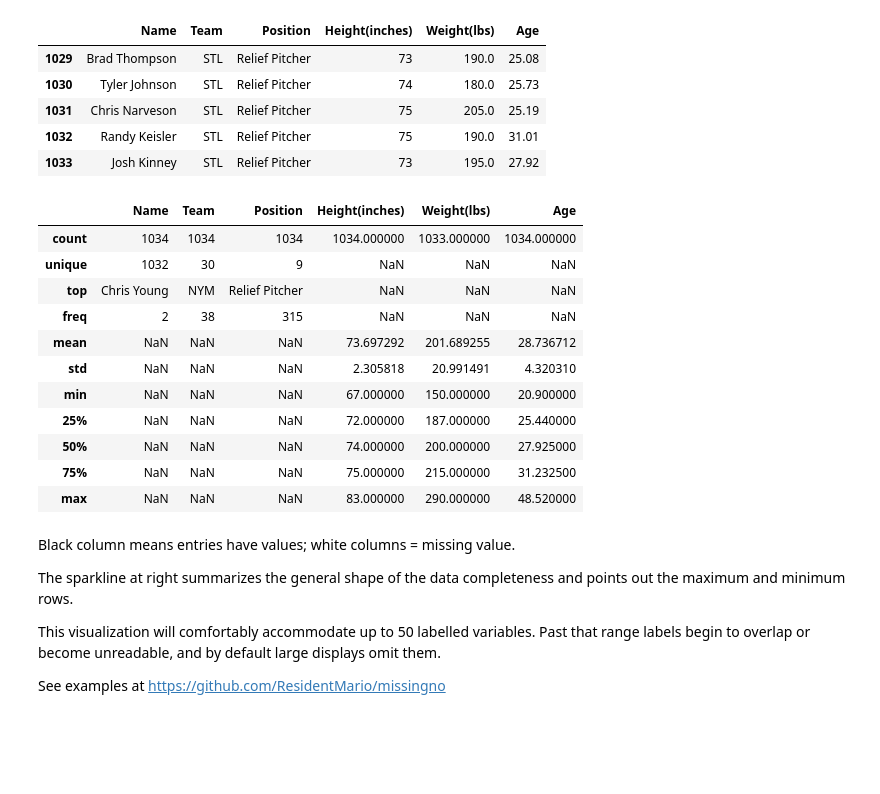
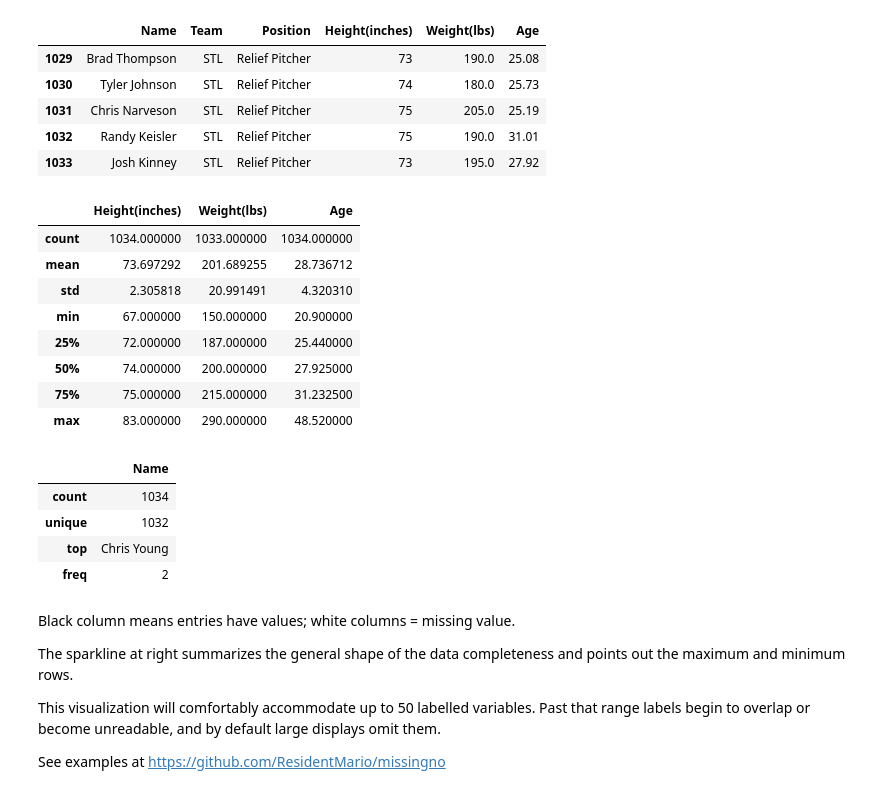
Before and after one commit to umbcdata601/fall2018, a Jupyter notebook: jupyter_notebooks/all characterization attacks on a dataframe.ipynb, the cells around one changed output. Saved outputs shown, nothing was run; the diff lists cells and outputs as text; code cells hidden in the pictures; blank space fills up the shorter version.

```diff
--- a/jupyter_notebooks/all characterization attacks on a dataframe.ipynb
+++ b/jupyter_notebooks/all characterization attacks on a dataframe.ipynb
@@ -196,3 +219,6 @@ Height(inches)      int64
 Weight(lbs)       float64
 Age               float64
 dtype: object
+# %%
+df['Team']=df['Team'].astype('category')
+df['Position']=df['Position'].astype('category')
@@ -228,21 +262,26 @@ df.tail()
 | 1031 | Chris Narveson | STL | Relief Pitcher | 75 | 205.0 | 25.19 |
 | 1032 | Randy Keisler | STL | Relief Pitcher | 75 | 190.0 | 31.01 |
 | 1033 | Josh Kinney | STL | Relief Pitcher | 73 | 195.0 | 27.92 |
+# %%
+df.describe() # numeric columns only
+# %% [output]
+|  | Height(inches) | Weight(lbs) | Age |
+| count | 1034.000000 | 1033.000000 | 1034.000000 |
+| mean | 73.697292 | 201.689255 | 28.736712 |
+| std | 2.305818 | 20.991491 | 4.320310 |
+| min | 67.000000 | 150.000000 | 20.900000 |
+| 25% | 72.000000 | 187.000000 | 25.440000 |
+| 50% | 74.000000 | 200.000000 | 27.925000 |
+| 75% | 75.000000 | 215.000000 | 31.232500 |
+| max | 83.000000 | 290.000000 | 48.520000 |
 # %%
-df.describe(include = 'all')
+df.describe(include = 'object')
 # %% [output]
-|  | Name | Team | Position | Height(inches) | Weight(lbs) | Age |
-| count | 1034 | 1034 | 1034 | 1034.000000 | 1033.000000 | 1034.000000 |
-| unique | 1032 | 30 | 9 | NaN | NaN | NaN |
-| top | Chris Young | NYM | Relief Pitcher | NaN | NaN | NaN |
-| freq | 2 | 38 | 315 | NaN | NaN | NaN |
-| mean | NaN | NaN | NaN | 73.697292 | 201.689255 | 28.736712 |
-| std | NaN | NaN | NaN | 2.305818 | 20.991491 | 4.320310 |
-| min | NaN | NaN | NaN | 67.000000 | 150.000000 | 20.900000 |
-| 25% | NaN | NaN | NaN | 72.000000 | 187.000000 | 25.440000 |
-| 50% | NaN | NaN | NaN | 74.000000 | 200.000000 | 27.925000 |
-| 75% | NaN | NaN | NaN | 75.000000 | 215.000000 | 31.232500 |
-| max | NaN | NaN | NaN | 83.000000 | 290.000000 | 48.520000 |
+|  | Name |
+| count | 1034 |
+| unique | 1032 |
+| top | Chris Young |
+| freq | 2 |
 # %% [markdown]
 Black column means entries have values; white columns = missing value.
 
```
Also changed, not shown: parts of 17 cells of this notebook, 3 other files.
